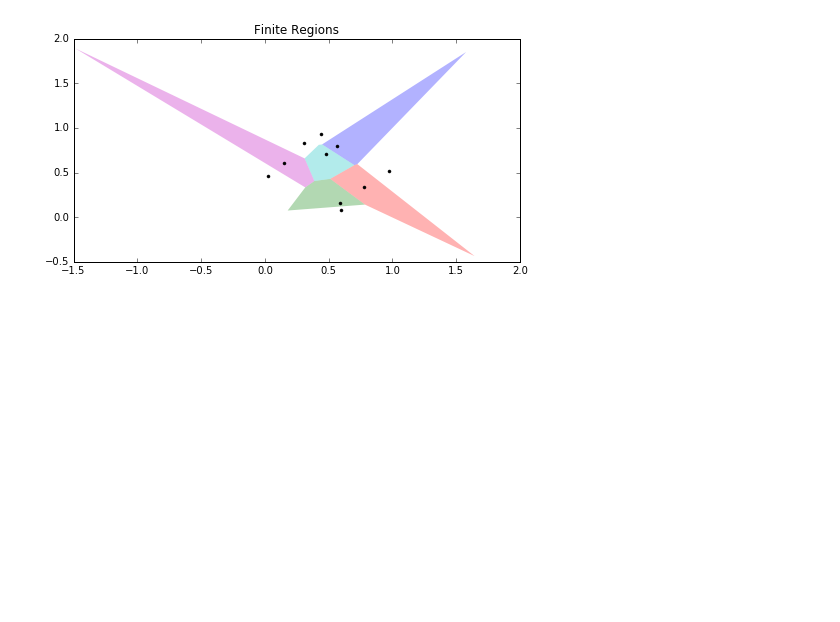
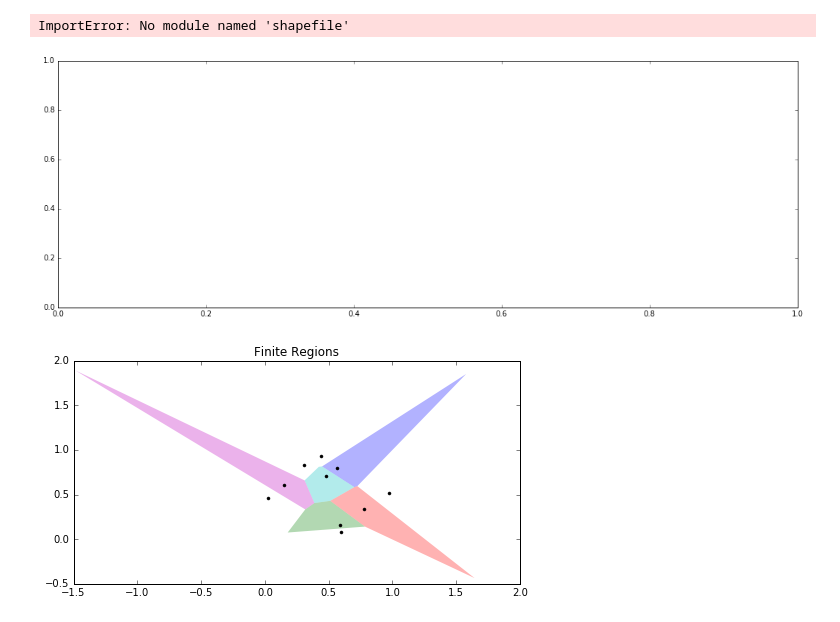
Before and after one commit to vnygard/python4geosciences-hw, a Jupyter notebook: hw05-solution-nygard.ipynb, the cells around one changed output. Cells and saved outputs as stored; diff of their text form; code cells hidden in the pictures; blank space fills up the shorter version.

```diff
--- a/hw05-solution-nygard.ipynb
+++ b/hw05-solution-nygard.ipynb
@@ -16,3 +15,43 @@ from scipy import spatial
+# %%
+##Problem 1
+fig = plt.figure(figsize=(18,6))
+ax = fig.add_subplot(111)
+m = Basemap(llcrnrlon=-150.,llcrnrlat=20.,
+        urcrnrlon=-50.,urcrnrlat=50.,
+        rsphere=(6378137.00,6356752.3142),
+        resolution='l',projection='merc',
+        lat_0=40.,lon_0=-100.,lat_ts=20.)
+ax = fig.add_subplot(111)
+m.readshapefile('states_21basic/states', 'states')
+m.fillcontinents();
+
+latLAX = 33.9425
+lonLAX = -118.4081
+latEWR = 40.6925
+lonEWR = -74.1686
+
+pathx, pathy = m.gcpoints(lonLAX, latLAX, lonEWR, latEWR, 120)
+ax.plot(pathx,pathy)
+
+states = shapely.ops.linemerge(m.states)
+line = shapely.geometry.LineString(zip(pathx, pathy))
+
+polys = []
+for poly in states:
+    if poly.intersects(line):
+        color = 'r'
+    else:
+        color = 'k'
+    coords = shapely.ops.cascaded_union(poly).coords[:]
+    x, y = zip(*coords)
+    plt.fill(x, y, color=color, alpha=0.3)
+
+x, y = zip(*line.coords[:])
+plt.plot(x, y, '--r', lw = 3)
+plt.gca().set_aspect(1.0)
+# %% [output]
+ImportError: No module named 'shapefile'
+[figure, added]
 # %%
 ##Problem 2
 arr = np.array([[ 0.77354201,  0.34072038],
```
Also changed, not shown: parts of 5 cells of this notebook.
